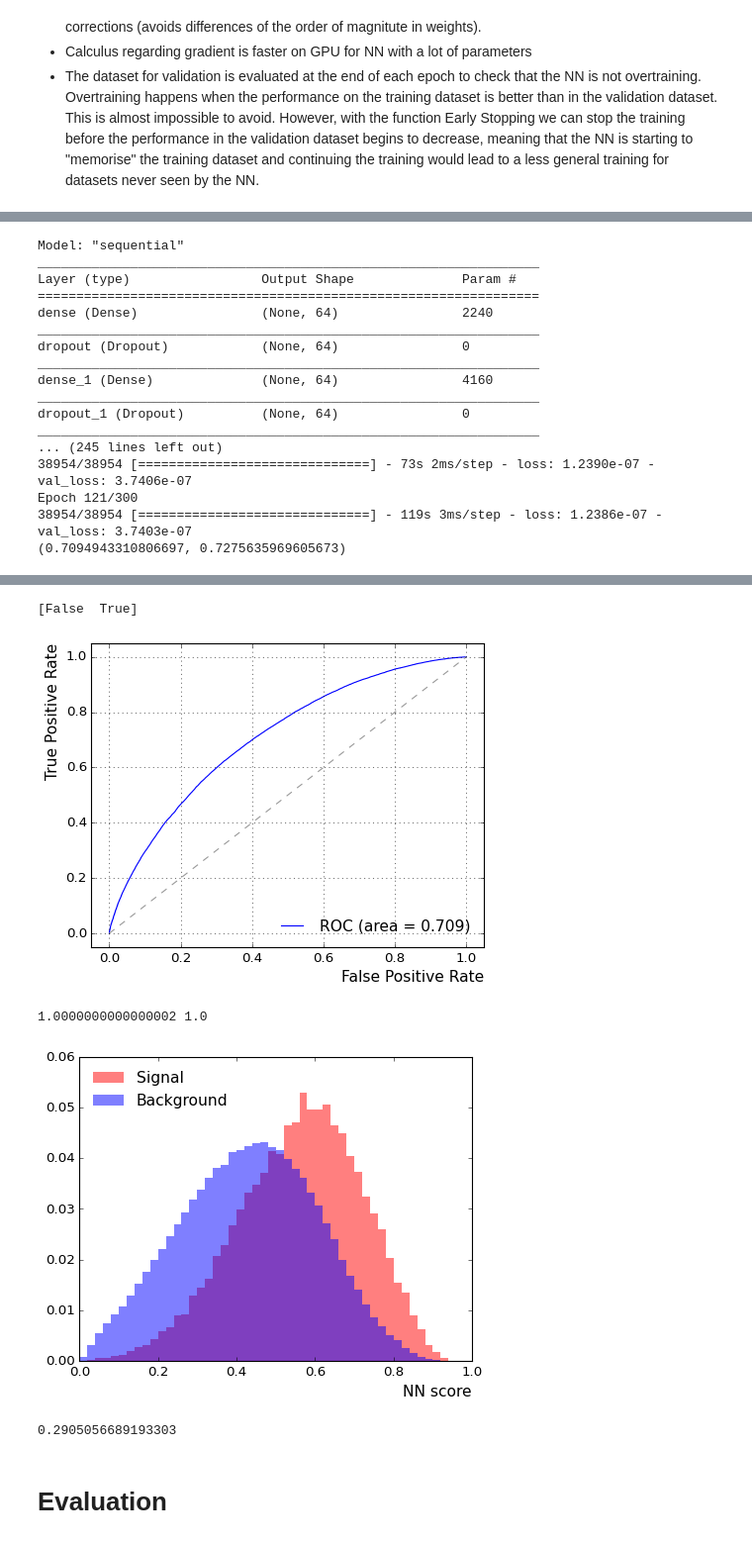
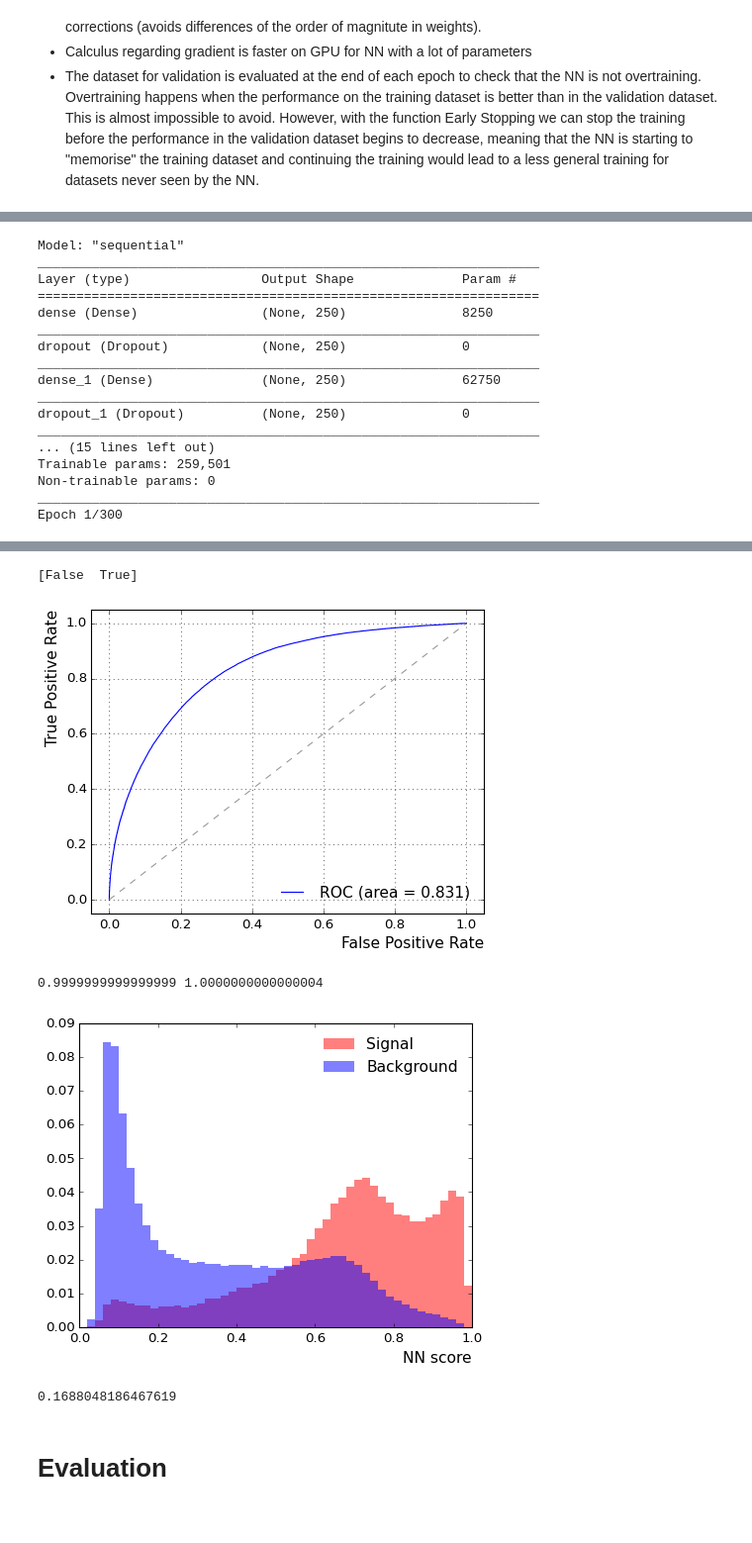
Before and after one commit to asalvadorsalas/IFAE_NNTools, a Jupyter notebook: jupyter/Train_tqX/Tutorial.ipynb, the cells around one changed output, grey strips where cells are left out. Shown at 99% size. Cells and saved outputs as stored; diff of their text form; code cells hidden in the pictures.

```diff
--- a/jupyter/Train_tqX/Tutorial.ipynb
+++ b/jupyter/Train_tqX/Tutorial.ipynb
@@ -472,12 +511,12 @@ df_mc = df_mc[df_mc.weight!=0]
 tframe = TrainingFrame(df_mc,features)
 del df_mc #saving memory
 kfold = 0
-tf_ = tframe.prepare(masses="all",addmass=True,ifold=kfold)
+tf_ = tframe.prepare(masses=masses,addmass=True,ifold=kfold) #or masses="all"
 
 X_sets=tf_[0:3] #(training, val, test)
 y_sets=tf_[3:6]
 w_sets=tf_[6:]
-del tf_
+del tf_ #to free space
 
 print("Shape of training, validation and test datasets",X_sets[0].shape,X_sets[1].shape,X_sets[2].shape)
 
@@ -504,7 +542,7 @@ Also, if more than one signal is found, the weights are distributed equally.
 In general the classes have 2 main functions: fit (to learn the necessary from the datasets) and transform (to apply the learnt knowledge)
 # %%
 msb = WeightScaler()
-for i in range(0,3): #process has to be repeated for each dataset
+for i in range(0,2): #process has to be repeated for each dataset
     msb.fit(X_sets[i],y_sets[i],w_sets[i])
     print("Weights learnt",msb.scale_)
     print("Example pre-",w_sets[i][y_sets[i]==-1].values[0])
@@ -629,6 +671,7 @@ Some considerations:
 # %%
 from keras.models import Sequential
 from keras.layers import Dense, Dropout
+from keras.optimizers import Adam
 from keras import regularizers
 from keras.callbacks import Callback, EarlyStopping, ModelCheckpoint
 from sklearn.metrics import roc_auc_score,roc_curve
@@ -687,7 +730,7 @@ def PlotAUCandScore(model,X,y,w,path=""):
 class FeedForwardModel():
     """ A simple feed forward NN based on Keras"""
 
-    def __init__(self, configuration, l2threshold=None, dropout=None, input_dim=15, verbose=True, activation='relu'):
+    def __init__(self, configuration, l2threshold=None, dropout=None, input_dim=15, verbose=True, activation='relu',learningr=0.00428095):
         """ constructor
         configuration: list of the number of nodes per layer, each item is a layer
         l2threshold: if not None a L2 weight regularizer with threshold <l2threshold> is added to each leayer
@@ -720,7 +763,7 @@ class FeedForwardModel():
         #model.add(Dense(5, activation='relu'))
 
         # Compile model
-        self.model.compile(loss='binary_crossentropy', optimizer='adam')
+        self.model.compile(loss='binary_crossentropy', optimizer=Adam(learning_rate=learningr))
         self.model.summary()
 
     def train(self, X_train, y_train, w_train , testData, epochs=100, patience=15, callbacks=None, batch_size=50):
@@ -733,12 +776,11 @@ class FeedForwardModel():
         """
 
         if callbacks is None:
-            self.callbacks.append(EarlyStopping(monitor='val_loss',
-                                                patience=patience))
-            self.callbacks.append(ModelCheckpoint(filepath='model_nn_'+str(self.configuration)+"_dropout"+str(self.dropout)+"_l2threshold"+str(self.l2threshold)+".hdf5",
-                                                  monitor='val_loss',
-                                                  save_best_only=True))
-            self.callbacks.append(RocCallback(training_data=trainData,validation_data=testData))
+            self.callbacks.append(EarlyStopping(monitor='val_loss', patience=patience, restore_best_weights=True))
+            #self.callbacks.append(ModelCheckpoint(filepath='model_nn_'+str(self.configuration)+"_dropout"+str(self.dropout)+"_l2threshold"+str(self.l2threshold)+".hdf5",
+            #                                      monitor='val_loss',
+            #                                      save_best_only=True))
+            #self.callbacks.append(RocCallback(training_data=trainData,validation_data=testData))
         else:
             self.callbacks=callbacks
 
@@ -818,6 +858,5 @@ Before starting the training, we have to turn the labels into true or false.
 # %%
 for i in range(0,2):
-    X_sets[i] = X_sets[i].drop(columns=["X_mass"])
     y_sets[i] = ( y_sets[i] > 0)
 
 for i in range(0,3):
@@ -847,7 +886,13 @@ After training, different distributions are plotted
     * The Area Under the ROC Curve is common indicator of the performance as it indicates the amount of overap between the signal and background NN output distributions. If the AUC = 1, you can define a cut in NN output with True Positive rate = 1 at any rate of False positive meaning that the distributions are completely separated. If the distributions are overlapped, the true positive rate and false positive rate are proportional and the AUC is 0.5.
 # %%
-modelNN=FeedForwardModel(configuration=[64,64],dropout=0.1,verbose=True, input_dim=X_sets[0].shape[1])
-resultNN=modelNN.train(X_sets[0], y_sets[0], w_sets[0],(X_sets[1], y_sets[1], w_sets[1]),batch_size = 128, epochs=300,patience=5,callbacks=getCallbacks(modelNN))
+structure = [250,250,250,250,250]
+dropout = 0.25
+bsize = 3000
+verbose = True
+learningrate = 0.1778279410038923
+
+modelNN=FeedForwardModel(configuration=structure,dropout=dropout,verbose=verbose, input_dim=X_sets[0].shape[1],learningr=learningrate)
+resultNN=modelNN.train(X_sets[0], y_sets[0], w_sets[0],(X_sets[1], y_sets[1], w_sets[1]),batch_size = bsize, epochs=300,patience=5,callbacks=getCallbacks(modelNN))
 print(resultNN)
 arch_file=open(outputdir+'/architecture.h5','w') #save architecture for analysis framework
 arch_file.write(modelNN.model.to_json())
@@ -860,16 +905,16 @@ Model: "sequential"
 _________________________________________________________________
 Layer (type)                 Output Shape              Param #
 =================================================================
-dense (Dense)                (None, 64)                2240
+dense (Dense)                (None, 250)               8250
 _________________________________________________________________
-dropout (Dropout)            (None, 64)                0
+dropout (Dropout)            (None, 250)               0
 _________________________________________________________________
-dense_1 (Dense)              (None, 64)                4160
+dense_1 (Dense)              (None, 250)               62750
 _________________________________________________________________
-dropout_1 (Dropout)          (None, 64)                0
+dropout_1 (Dropout)          (None, 250)               0
 _________________________________________________________________
-... (245 lines left out)
-38954/38954 [==============================] - 73s 2ms/step - loss: 1.2390e-07 - val_loss: 3.7406e-07
-Epoch 121/300
-38954/38954 [==============================] - 119s 3ms/step - loss: 1.2386e-07 - val_loss: 3.7403e-07
-(0.7094943310806697, 0.7275635969605673)
+... (15 lines left out)
+Trainable params: 259,501
+Non-trainable params: 0
+_________________________________________________________________
+Epoch 1/300
@@ -877,8 +940,8 @@ Epoch 121/300
-[False  True]
+[False  True]
-[figure, old version]
+[figure, new version]
-1.0000000000000002 1.0
+0.9999999999999999 1.0000000000000004
-[figure, old version]
+[figure, new version]
-0.2905056689193303
+0.1688048186467619
 # %% [markdown]
 # Evaluation
 # %% [markdown]
```
Also changed, not shown: parts of 28 cells of this notebook, 1 other file.
